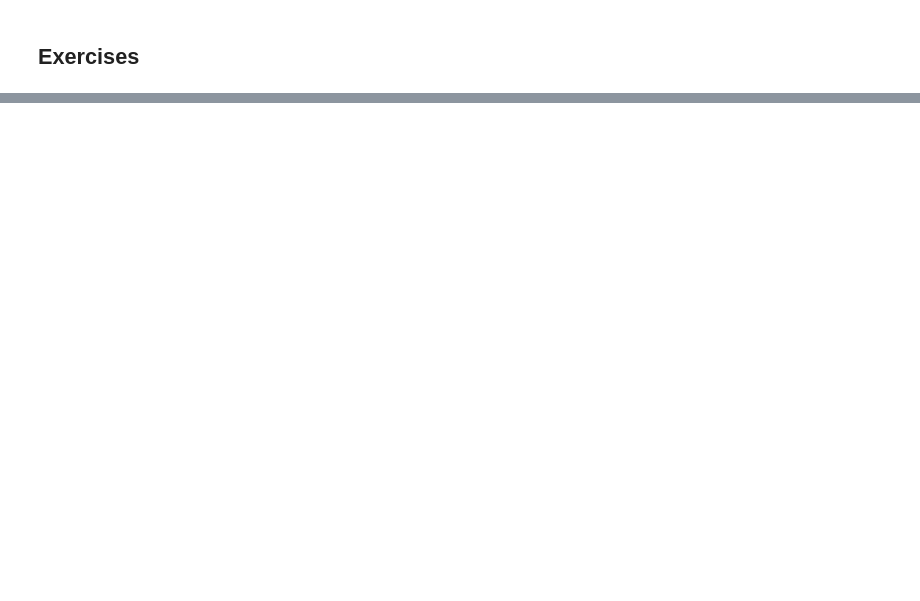
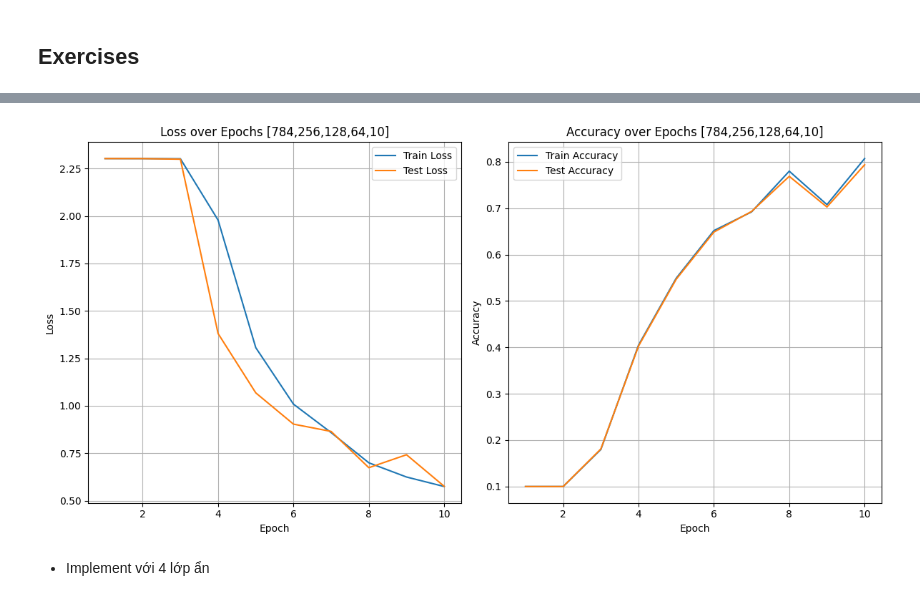
Before and after one commit to lifebow/MFFCS, a Jupyter notebook: MLP_Implementation.ipynb, the cells around one changed output, grey strips where cells are left out. Saved outputs shown, nothing was run; the diff lists cells and outputs as text; code cells hidden in the pictures; blank space fills up the shorter version.

```diff
--- a/MLP_Implementation.ipynb
+++ b/MLP_Implementation.ipynb
@@ -308,0 +612,8 @@ class MLPWithTwoHiddenLayers(nn.Module):
+# %%
+layer_dimensions  = [784, 256, 128, 64, 10]
+trained_epochs, t_losses, v_losses, t_accs, v_accs, trained_params = train_model_n_hidden_layers(
+        layer_dims=layer_dimensions,
+        learning_rate=learning_rate,
+        sigma=sigma,
+        num_epochs=num_epochs
+    )
@@ -308,0 +632,7 @@ class MLPWithTwoHiddenLayers(nn.Module):
+# %%
+layer_dims_for_plot = str(layer_dimensions).replace(" ","")
+show_training_graphs(trained_epochs, t_losses, v_losses, t_accs, v_accs, layer_dims_str=layer_dims_for_plot)
+# %% [output]
+[figure, added]
+# %% [markdown]
+*   Implement với 4 lớp ẩn
```
Also changed, not shown: parts of 42 cells of this notebook.
